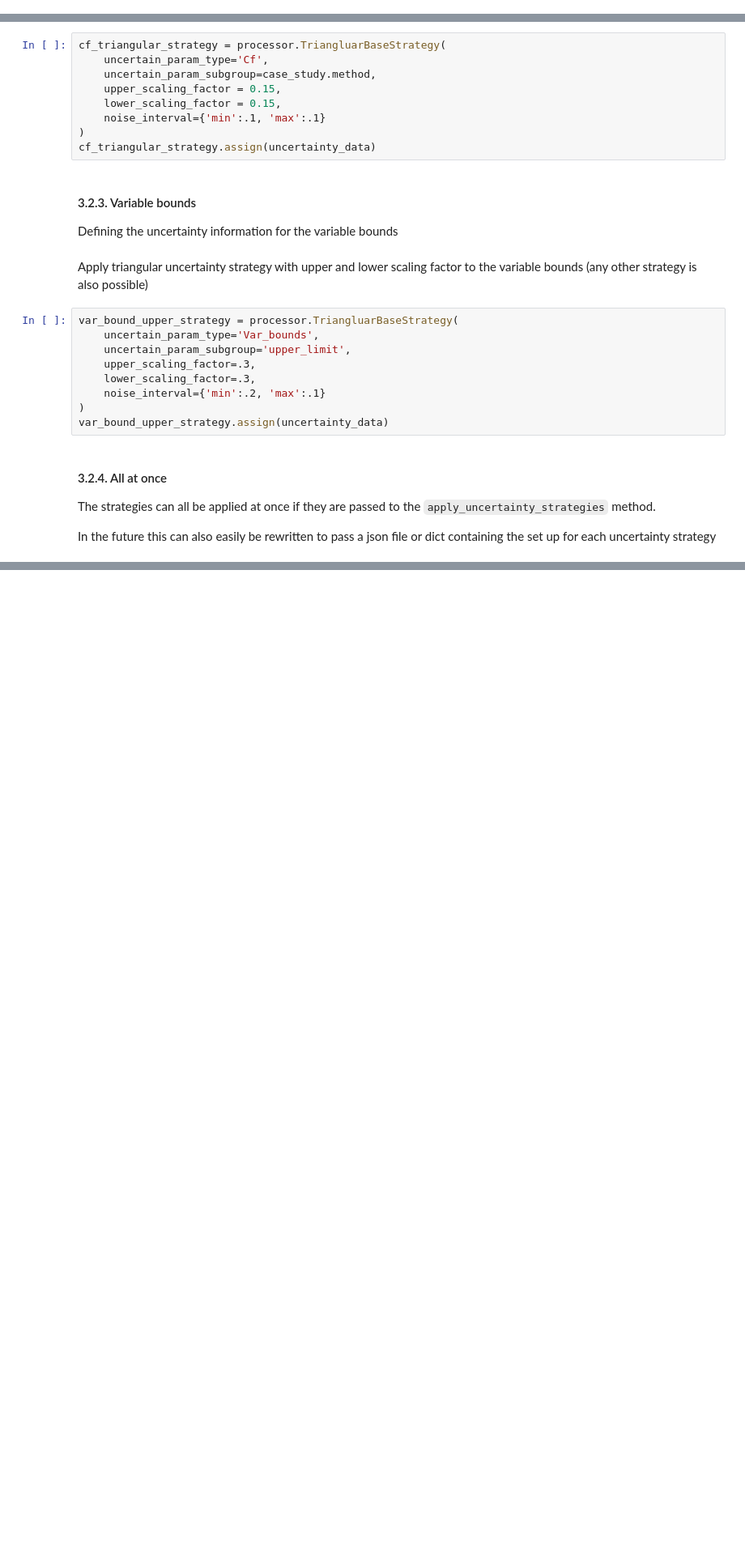
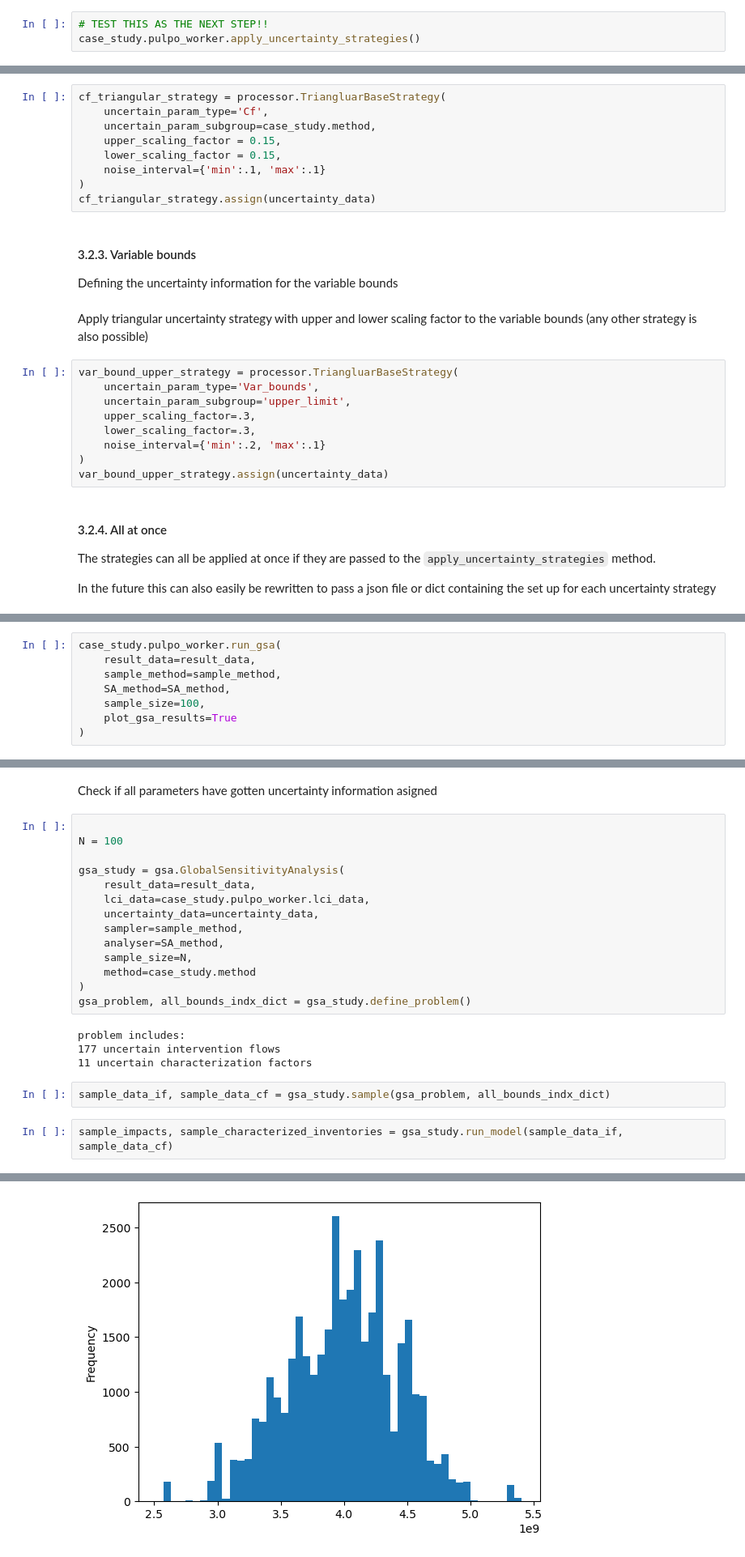
Before and after one commit to flechtenberg/pulpo, a Jupyter notebook: notebooks/uncertainty_showcase.ipynb, the cells around one changed output, grey strips where cells are left out. Shown at 81% size. Saved outputs shown, nothing was run; the diff lists cells and outputs as text; blank space fills up the shorter version.

Commit message:
Added pulpo worker wrapper methods in the notebook and added the GSA

```diff
--- a/notebooks/uncertainty_showcase.ipynb
+++ b/notebooks/uncertainty_showcase.ipynb
@@ -330,0 +376,3 @@ CHARACTERIZATION MATRIX (2648,) filtering resulted in 99 of 111 characterization
+# %%
+# TEST THIS AS THE NEXT STEP!!
+case_study.pulpo_worker.apply_uncertainty_strategies()
@@ -529,0 +591,8 @@ The lower spread scaling factor for intervention flows is: 0.4879472130749054
+# %%
+case_study.pulpo_worker.run_gsa(
+    result_data=result_data,
+    sample_method=sample_method,
+    SA_method=SA_method,
+    sample_size=100,
+    plot_gsa_results=True
+)
@@ -529,0 +611,25 @@ The lower spread scaling factor for intervention flows is: 0.4879472130749054
+# %% [markdown]
+Check if all parameters have gotten uncertainty information asigned
+# %%
+
+N = 100
+
+gsa_study = gsa.GlobalSensitivityAnalysis(
+    result_data=result_data,
+    lci_data=case_study.pulpo_worker.lci_data,
+    uncertainty_data=uncertainty_data,
+    sampler=sample_method,
+    analyser=SA_method,
+    sample_size=N,
+    method=case_study.method
+)
+gsa_problem, all_bounds_indx_dict = gsa_study.define_problem()
+# %% [output]
+problem includes:
+177 uncertain intervention flows
+11 uncertain characterization factors
+# %%
+sample_data_if, sample_data_cf = gsa_study.sample(gsa_problem, all_bounds_indx_dict)
+# %%
+sample_impacts, sample_characterized_inventories = gsa_study.run_model(sample_data_if, sample_data_cf)
+# %% [output]
@@ -529,0 +649 @@ The lower spread scaling factor for intervention flows is: 0.4879472130749054
+[figure, added]
```
Also changed, not shown: parts of 26 cells of this notebook.
